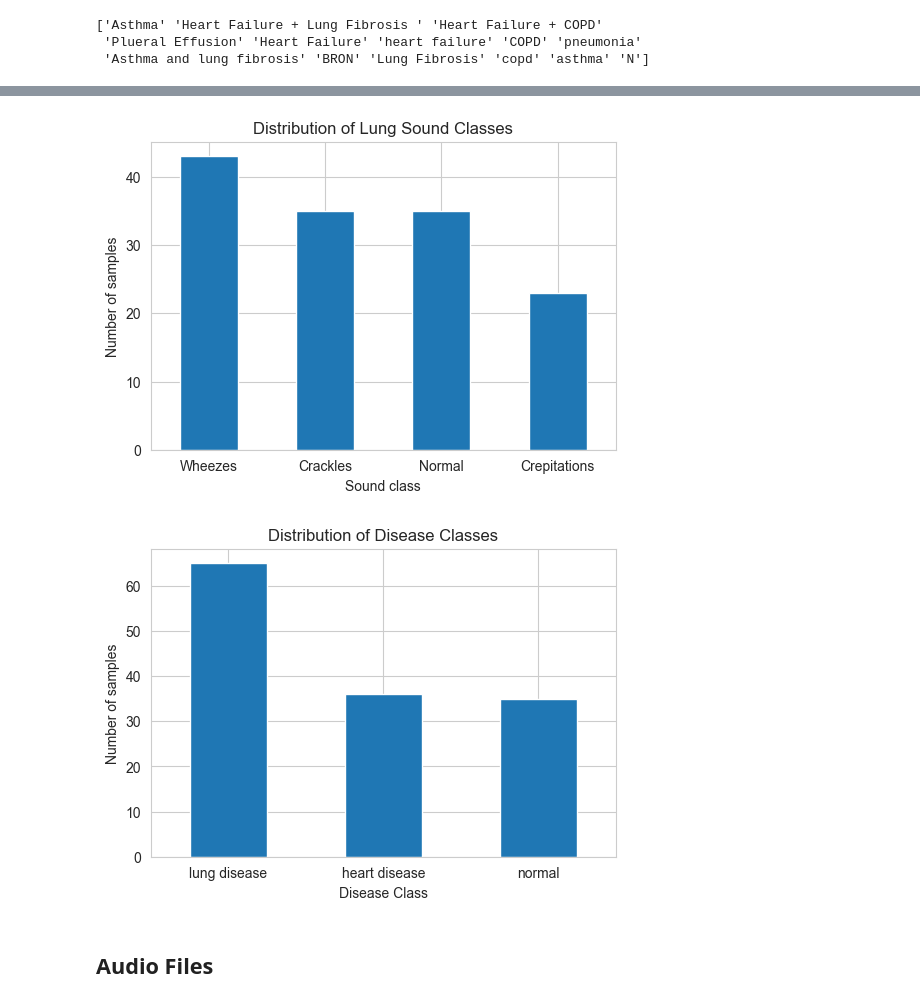
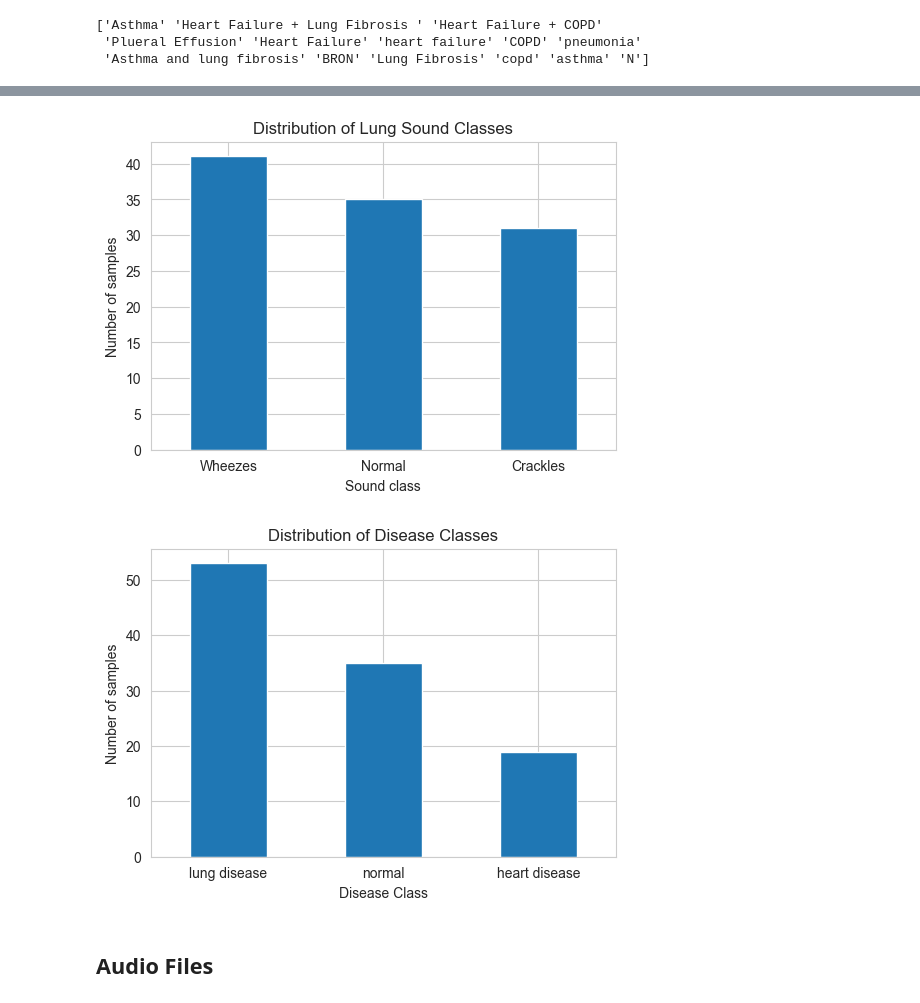
Before and after one commit to Isha1013/BME1580_Project, a Jupyter notebook: eda.ipynb, the cells around one changed output, grey strips where cells are left out. Drawn from its saved outputs; the diff is of its cells as text; code cells hidden in the pictures.

```diff
--- a/eda.ipynb
+++ b/eda.ipynb
@@ -89,0 +94,20 @@ print(df['diagnosis'].unique())
+# %%
+df = df[~df['sound_type'].str.contains('Bronchial', case=False, na=False)]
+df = df[~df['sound_type'].str.contains('B', na=False)]
+df = df[~(df['sound_type'].str.contains('C', na=False) &
+          df['sound_type'].str.contains('W', na=False))]
+
+def map_sound_types(sound):
+    tokens = sound.split()
+
+    if 'W' in sound:
+        return 'Wheezes'
+
+    if 'C' in tokens or 'Crep' in tokens:
+        return 'Crackles'
+
+    if 'N' in sound:
+        return 'Normal'
+
+df['sound_class'] = df['sound_type'].apply(map_sound_types)
+df.head(10)
@@ -162,21 +171,21 @@ Name: count, dtype: int64
 # %%
 import matplotlib.pyplot as plt
 
-class_counts = df_expanded['sound_class'].value_counts()
+class_counts = df['sound_class'].value_counts()
 
 plt.figure(figsize=(6,4))
 class_counts.plot(kind='bar')
 plt.ylabel('Number of samples')
 plt.xlabel('Sound class')
 plt.title('Distribution of Lung Sound Classes')
 plt.xticks(rotation=0)
 plt.show()
 # %% [output]
-[figure, old version]
+[figure, new version]
 # %%
 import matplotlib.pyplot as plt
 
-class_counts = df_expanded['disease_class'].value_counts()
+class_counts = df['disease_class'].value_counts()
 
 plt.figure(figsize=(6,4))
 class_counts.plot(kind='bar')
@@ -186,7 +195,7 @@ plt.title('Distribution of Disease Classes')
 plt.xticks(rotation=0)
 plt.show()
 # %% [output]
-[figure, old version]
+[figure, new version]
 # %% [markdown]
 ## Audio Files
 # %%
```
Also changed, not shown: parts of 11 cells of this notebook.
